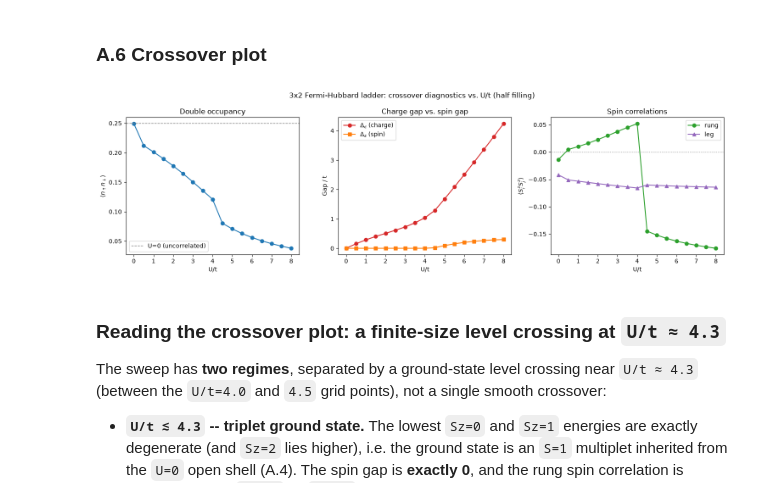
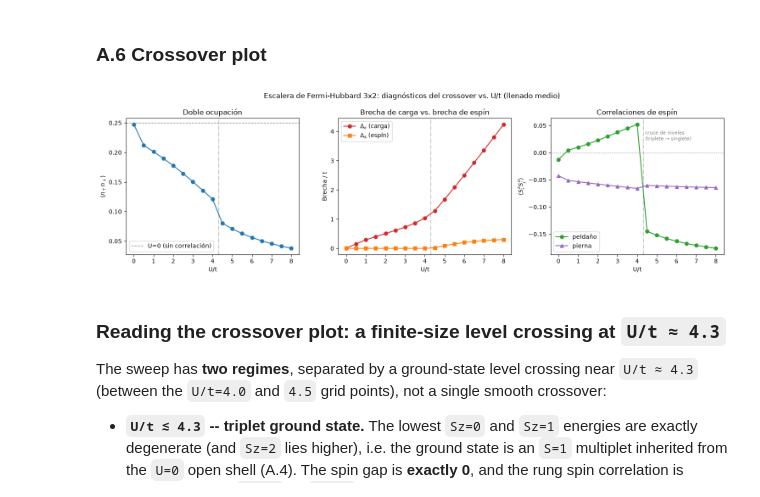
Before and after one commit to Luis1Corado/Quantathon-CR-2026-Challenge-3, a Jupyter notebook: FermiHubbard2D_ED_Trotter_VQE.ipynb, the cells around one changed output. Saved outputs shown, nothing was run; the diff lists cells and outputs as text; code cells hidden in the pictures.

```diff
--- a/FermiHubbard2D_ED_Trotter_VQE.ipynb
+++ b/FermiHubbard2D_ED_Trotter_VQE.ipynb
@@ -274,34 +274,41 @@ Swept 17 values of U/t in 0.16s total
 # %%
 fig, axes = plt.subplots(1, 3, figsize=(15, 4.5))
 
+# Finite-size triplet -> rung-singlet level crossing (see "Reading the crossover plot").
+U_CROSSING = 4.3
+for ax in axes:
+    ax.axvline(U_CROSSING, color="gray", ls="-.", lw=1, alpha=0.7)
+axes[2].text(U_CROSSING + 0.1, 0.02, "cruce de niveles\n(triplete → singlete)",
+             fontsize=8, color="gray", va="bottom")
+
 axes[0].plot(U_OVER_T_VALUES, fh2d_results["double_occ"], "o-", color="tab:blue")
-axes[0].axhline(0.25, color="gray", ls="--", lw=1, label="U=0 (uncorrelated)")
+axes[0].axhline(0.25, color="gray", ls="--", lw=1, label="U=0 (sin correlación)")
 axes[0].set_xlabel("U/t")
 axes[0].set_ylabel(r"$\langle n_\uparrow n_\downarrow \rangle$")
-axes[0].set_title("Double occupancy")
+axes[0].set_title("Doble ocupación")
 axes[0].legend()
 
-axes[1].plot(U_OVER_T_VALUES, fh2d_results["charge_gap"], "o-", color="tab:red", label=r"$\Delta_c$ (charge)")
-axes[1].plot(U_OVER_T_VALUES, fh2d_results["spin_gap"], "s-", color="tab:orange", label=r"$\Delta_s$ (spin)")
+axes[1].plot(U_OVER_T_VALUES, fh2d_results["charge_gap"], "o-", color="tab:red", label=r"$\Delta_c$ (carga)")
+axes[1].plot(U_OVER_T_VALUES, fh2d_results["spin_gap"], "s-", color="tab:orange", label=r"$\Delta_s$ (espín)")
 axes[1].set_xlabel("U/t")
-axes[1].set_ylabel("Gap / t")
-axes[1].set_title("Charge gap vs. spin gap")
+axes[1].set_ylabel("Brecha / t")
+axes[1].set_title("Brecha de carga vs. brecha de espín")
 axes[1].legend()
 
-axes[2].plot(U_OVER_T_VALUES, fh2d_results["rung_corr"], "o-", color="tab:green", label="rung")
-axes[2].plot(U_OVER_T_VALUES, fh2d_results["leg_corr"], "^-", color="tab:purple", label="leg")
+axes[2].plot(U_OVER_T_VALUES, fh2d_results["rung_corr"], "o-", color="tab:green", label="peldaño")
+axes[2].plot(U_OVER_T_VALUES, fh2d_results["leg_corr"], "^-", color="tab:purple", label="pierna")
 axes[2].axhline(0.0, color="gray", ls=":", lw=1)
 axes[2].set_xlabel("U/t")
 axes[2].set_ylabel(r"$\langle S^z_i S^z_j \rangle$")
-axes[2].set_title("Spin correlations")
+axes[2].set_title("Correlaciones de espín")
 axes[2].legend()
 
-fig.suptitle(f"{LX}x{LY} Fermi-Hubbard ladder: crossover diagnostics vs. U/t (half filling)")
+fig.suptitle(f"Escalera de Fermi-Hubbard {LX}x{LY}: diagnósticos del crossover vs. U/t (llenado medio)")
 fig.tight_layout()
-fig.savefig("fermi_hubbard_2d_phase_diagram.png", dpi=150, bbox_inches="tight")
+fig.savefig("fermi_hubbard_2d_phase_diagram.png", dpi=300, bbox_inches="tight")
 plt.show()
 # %% [output]
-[figure, old version]
+[figure, new version]
 # %% [markdown]
 ### Reading the crossover plot: a finite-size level crossing at `U/t ≈ 4.3`
 
```
Also changed, not shown: parts of 6 cells of this notebook, 12 other files.
